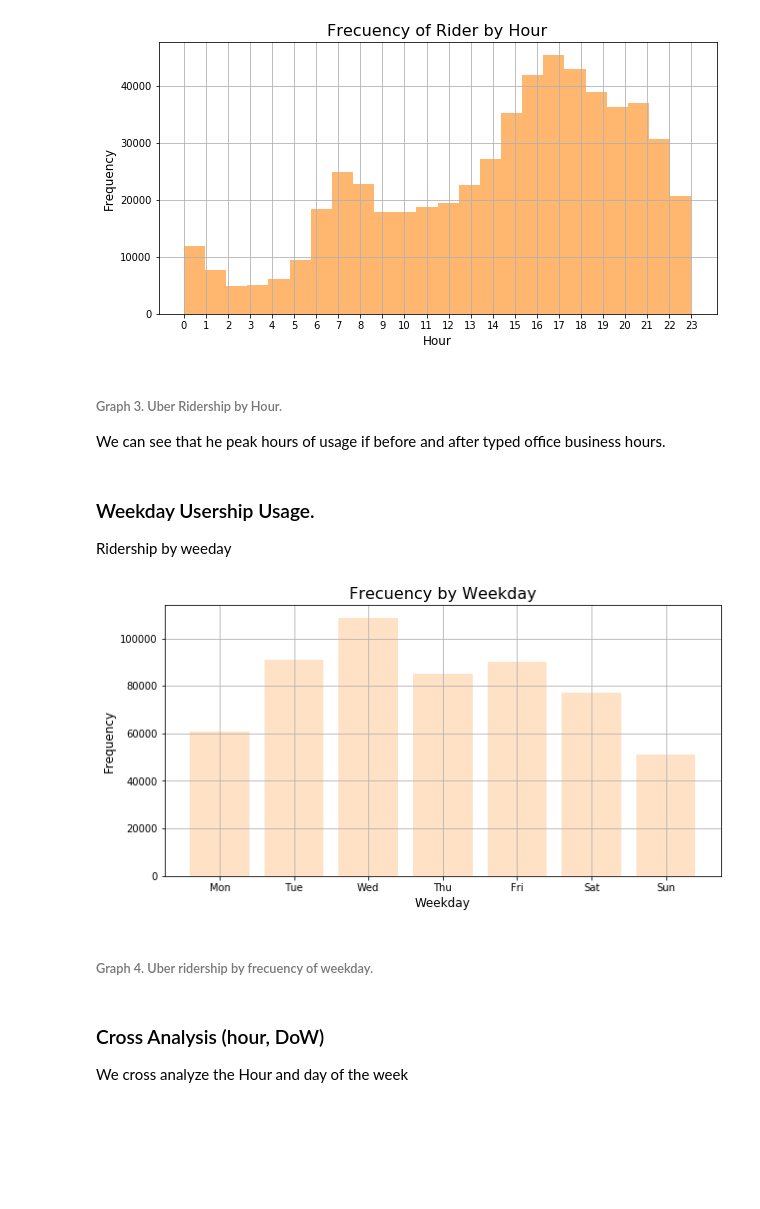
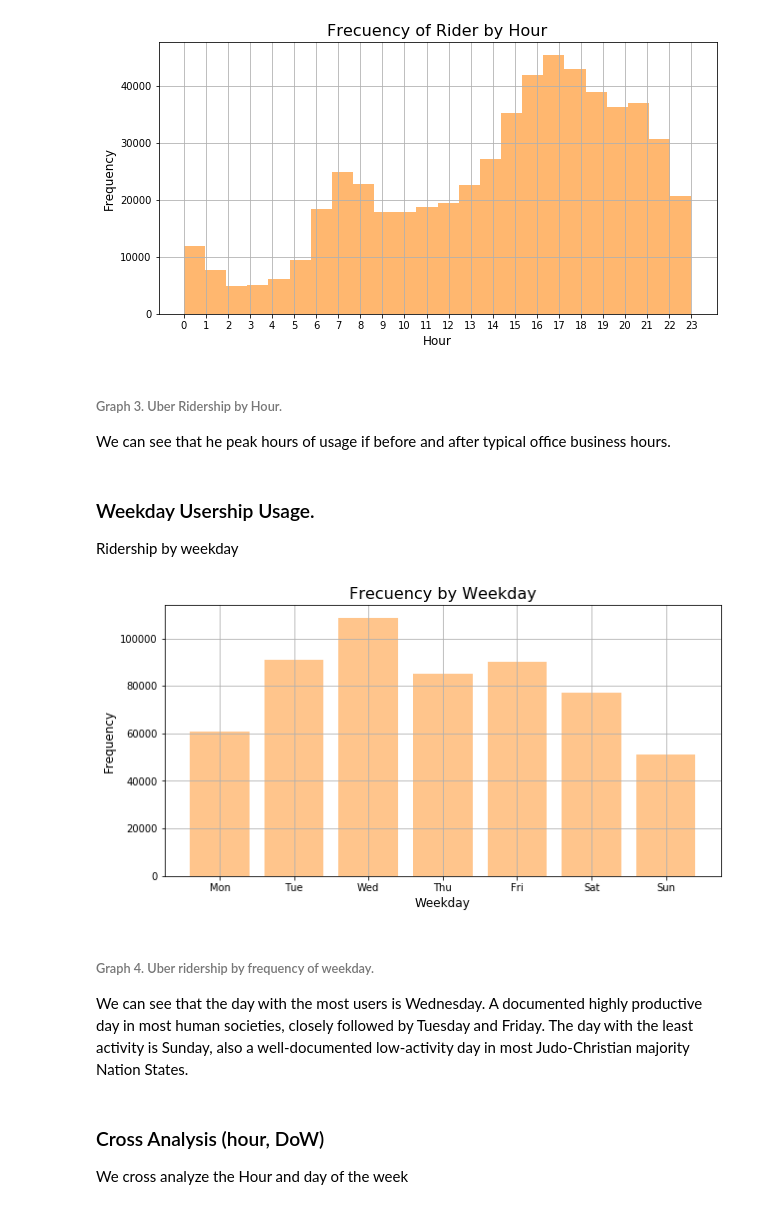
Before and after one commit to Tlacateccatl/Uber-Ride-Data-Analysis, a Jupyter notebook: Uber.ipynb, the cells around one changed output. Cells and saved outputs as stored; diff of their text form; code cells hidden in the pictures; blank space fills up the shorter version.

```diff
--- a/Uber.ipynb
+++ b/Uber.ipynb
@@ -154,24 +157,25 @@ plt.grid()
 [figure]
 # %% [markdown]
 ###### Graph 3. Uber Ridership by Hour.
-We can see that he peak hours of usage if before and after typed office business hours.
+We can see that he peak hours of usage if before and after typical office business hours.
 # %% [markdown]
 ### Weekday Usership Usage.
-Ridership by weeday
+Ridership by weekday
 # %%
 plt.rcParams["figure.figsize"] = (10,5)
-plt.hist(df.Weekday, bins=7, range =(-.5,6.5), rwidth=.8, alpha=.4)
+plt.hist(df.Weekday, bins=7, range =(-.5,6.5), rwidth=.8, alpha=.8)
 
 plt.title('Frecuency by Weekday', fontsize=16)
 plt.xlabel('Weekday', fontsize=12)
 plt.ylabel('Frequency', fontsize=12)
 
 plt.xticks(range(7), 'Mon Tue Wed Thu Fri Sat Sun'.split())
 plt.grid()
 # %% [output]
-[figure, old version]
+[figure, new version]
-# %% [markdown]
-###### Graph 4. Uber ridership by frecuency of weekday.
+# %% [markdown]
+###### Graph 4. Uber ridership by frequency of weekday.
+We can see that the day with the most users is Wednesday. A documented highly productive day in most human societies, closely followed by Tuesday and Friday. The day with the least activity is Sunday, also a well-documented low-activity day in most Judo-Christian majority Nation States.
 # %% [markdown]
 ### Cross Analysis (hour, DoW)
 We cross analyze the Hour and day of the week
```
Also changed, not shown: parts of 9 cells of this notebook.
